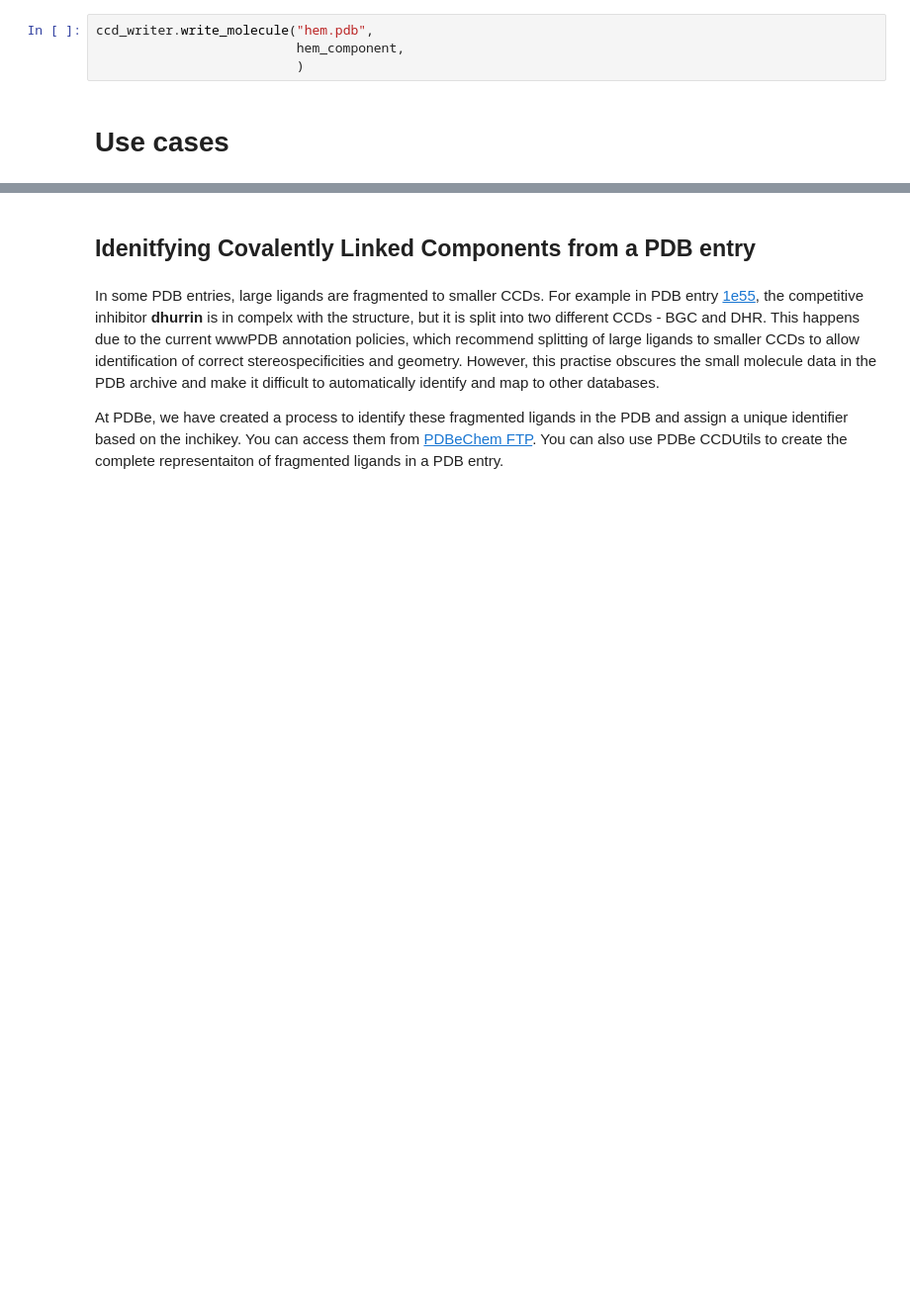
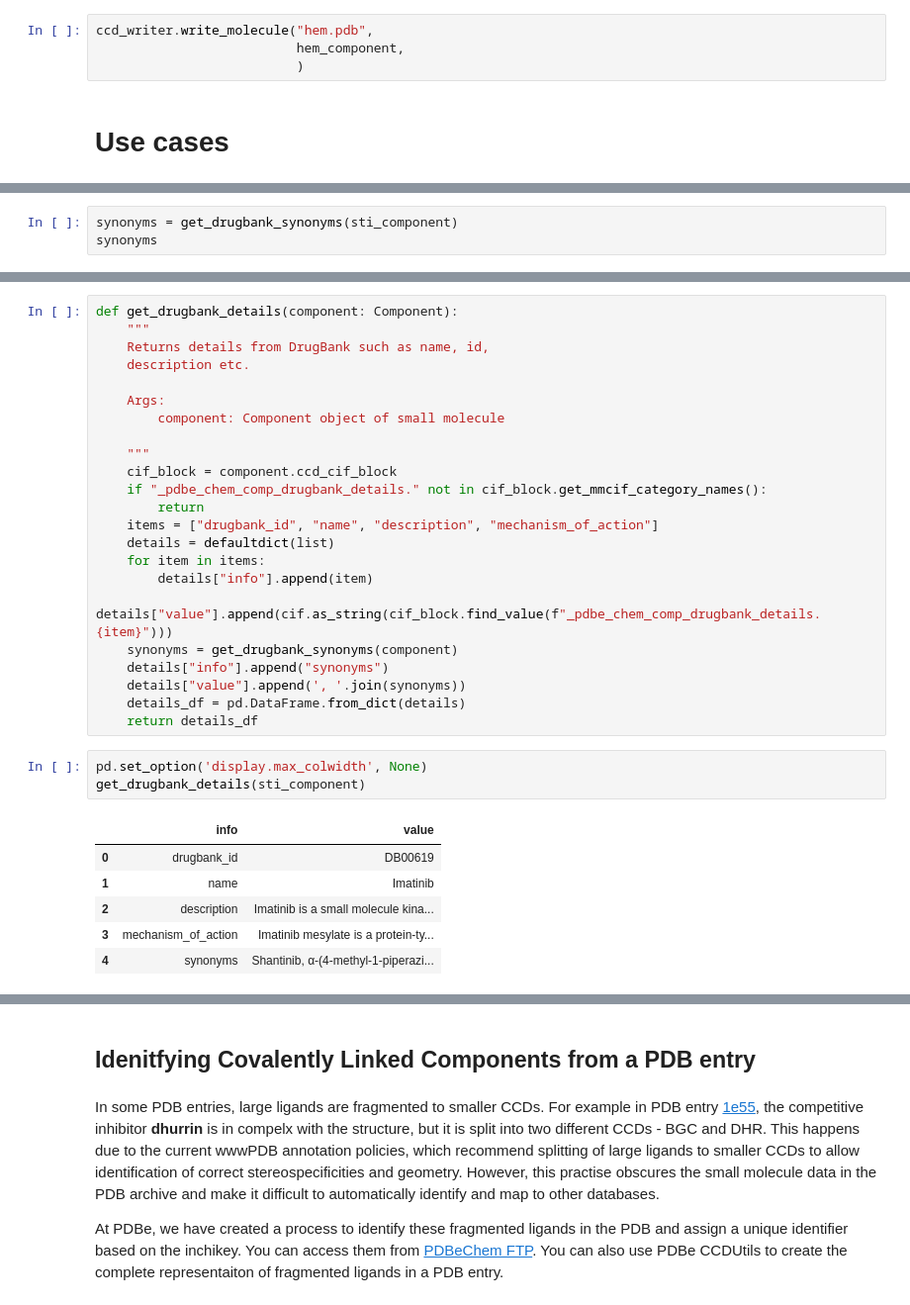
Before and after one commit to PDBeurope/pdbe-notebooks, a Jupyter notebook: pdbeccdutils_tutorials/spring_school_cadd/pdbeccdutils.ipynb, the cells around one changed output, grey strips where cells are left out. Shown: that part at 99% size. Saved outputs shown, nothing was run; the diff lists cells and outputs as text; blank space fills up the shorter version.

```diff
--- a/pdbeccdutils_tutorials/spring_school_cadd/pdbeccdutils.ipynb
+++ b/pdbeccdutils_tutorials/spring_school_cadd/pdbeccdutils.ipynb
@@ -218,0 +371,3 @@ ccd_writer.write_molecule("hem.pdb",
+# %%
+synonyms = get_drugbank_synonyms(sti_component)
+synonyms
@@ -218,0 +407,33 @@ ccd_writer.write_molecule("hem.pdb",
+# %%
+def get_drugbank_details(component: Component):
+    """
+    Returns details from DrugBank such as name, id,
+    description etc.
+
+    Args:
+        component: Component object of small molecule
+
+    """
+    cif_block = component.ccd_cif_block
+    if "_pdbe_chem_comp_drugbank_details." not in cif_block.get_mmcif_category_names():
+        return
+    items = ["drugbank_id", "name", "description", "mechanism_of_action"]
+    details = defaultdict(list)
+    for item in items:
+        details["info"].append(item)
+        details["value"].append(cif.as_string(cif_block.find_value(f"_pdbe_chem_comp_drugbank_details.{item}")))
+    synonyms = get_drugbank_synonyms(component)
+    details["info"].append("synonyms")
+    details["value"].append(', '.join(synonyms))
+    details_df = pd.DataFrame.from_dict(details)
+    return details_df
+# %%
+pd.set_option('display.max_colwidth', None)
+get_drugbank_details(sti_component)
+# %% [output]
+|  | info | value |
+| 0 | drugbank_id | DB00619 |
+| 1 | name | Imatinib |
+| 2 | description | Imatinib is a small molecule kina... |
+| 3 | mechanism_of_action | Imatinib mesylate is a protein-ty... |
+| 4 | synonyms | Shantinib, α-(4-methyl-1-piperazi... |
```
Also changed, not shown: parts of 60 cells of this notebook.
